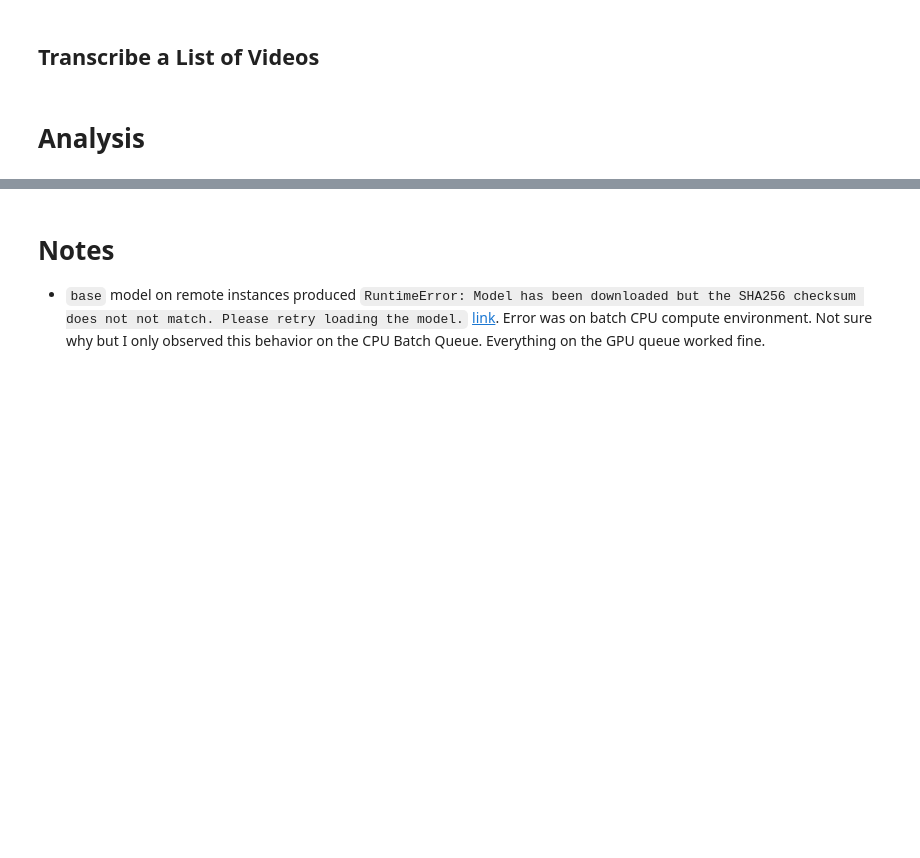
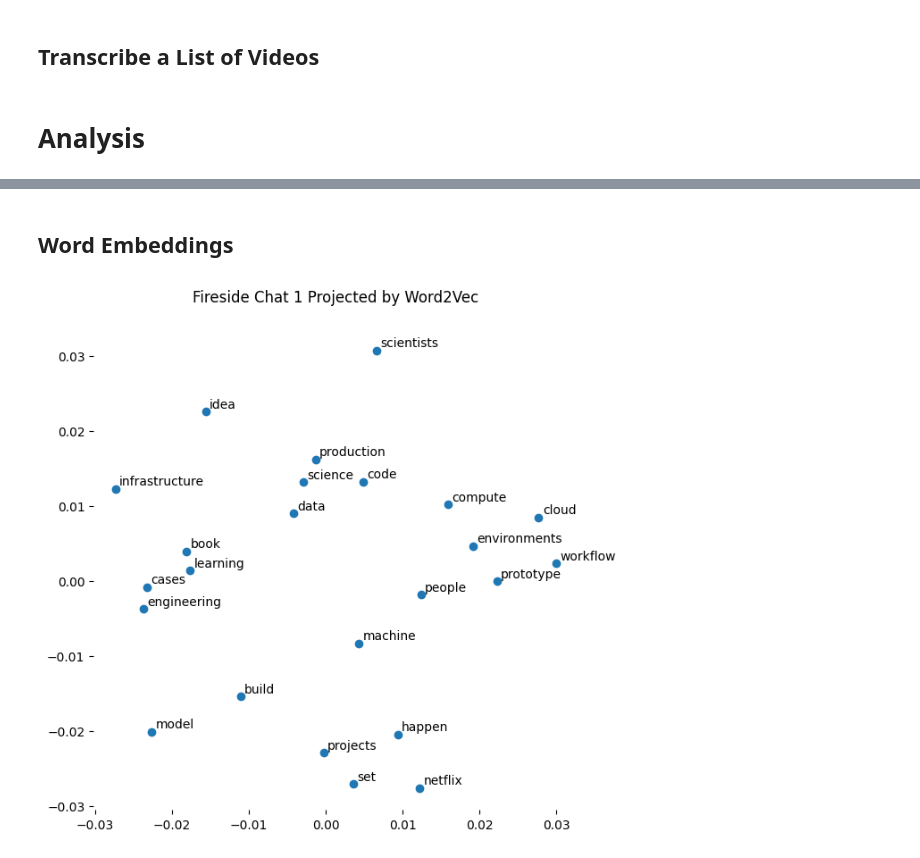
Before and after one commit to outerbounds/whisper-metaflow, a Jupyter notebook: youtube_video_to_text_demo.ipynb, the cells around one changed output, grey strips where cells are left out. Cells and saved outputs as stored; diff of their text form; code cells hidden in the pictures; blank space fills up the shorter version.

```diff
--- a/youtube_video_to_text_demo.ipynb
+++ b/youtube_video_to_text_demo.ipynb
@@ -1081,3 +148,2 @@ plt.show()
-# %% [markdown]
-# Notes
-* `base` model on remote instances produced `RuntimeError: Model has been downloaded but the SHA256 checksum does not not match. Please retry loading the model.` [link](https://github.com/openai/whisper/blob/82725cea9c339cdc3a2004a622bba766b1871945/whisper/__init__.py#L58). Error was on batch CPU compute environment. Not sure why but I only observed this behavior on the CPU Batch Queue. Everything on the GPU queue worked fine.
+# %% [markdown]
+## Word Embeddings
@@ -1083,0 +164,37 @@ plt.show()
+# %%
+from nlp_utils import aggregate_stopwords
+document = get_sentences(text)
+stopwords = aggregate_stopwords()
+# %%
+stopwordless_document = [
+    list(filter(lambda word: word not in stopwords, sentence))
+    for sentence in document
+]
+# %%
+from sklearn.decomposition import PCA
+from matplotlib import pyplot
+from gensim.models import Word2Vec
+
+SEED = 33
+MIN_COUNT = 5
+PCA_COMPONENTS = 2
+fs_chat_id = 1
+
+model = Word2Vec(stopwordless_document, min_count=MIN_COUNT, seed=SEED)
+words = list(model.wv.index_to_key) # vocabulary
+model.save('model.bin') # save model
+new_model = Word2Vec.load('model.bin') # load model
+X = model.wv[model.wv.index_to_key]
+
+pca = PCA(n_components=PCA_COMPONENTS, random_state=SEED) # dim reduction
+result = pca.fit_transform(X)
+
+fig, ax = plt.subplots(1,1, figsize=(7,7))
+ax.scatter(result[:, 0], result[:, 1])
+for i, word in enumerate(list(model.wv.index_to_key)):
+    ax.annotate(word, xy=(result[i, 0] + 5e-4, result[i, 1] + 5e-4), rotation=0)
+ax.spines[['top', 'right', 'left', 'bottom']].set_visible(False)
+ax.set_title('Fireside Chat {} Projected by Word2Vec'.format(fs_chat_id), y = 1.04)
+pyplot.show()
+# %% [output]
+[figure, added]
```
Also changed, not shown: parts of 12 cells of this notebook, 3 other files.
